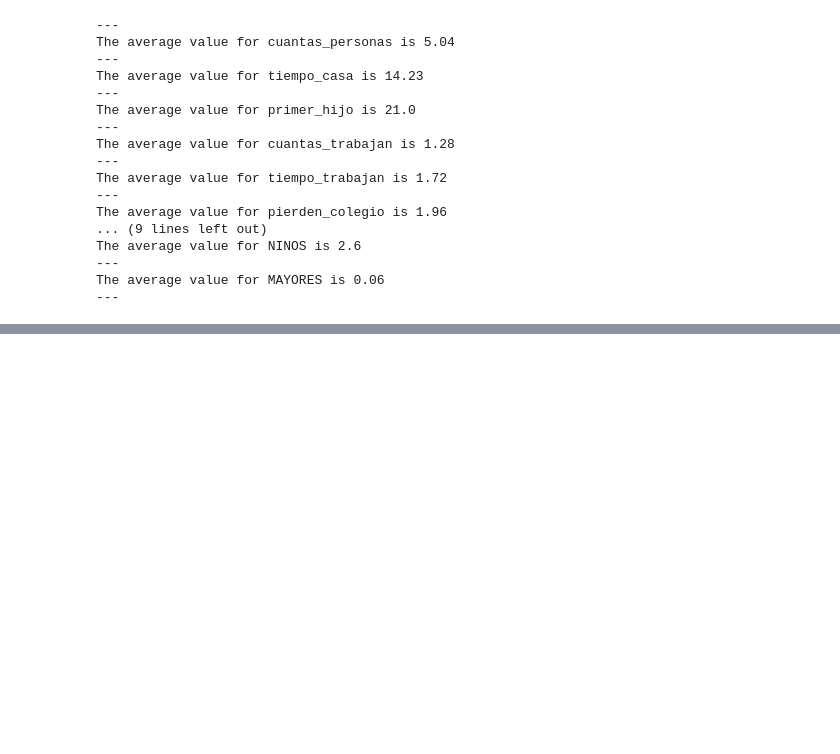
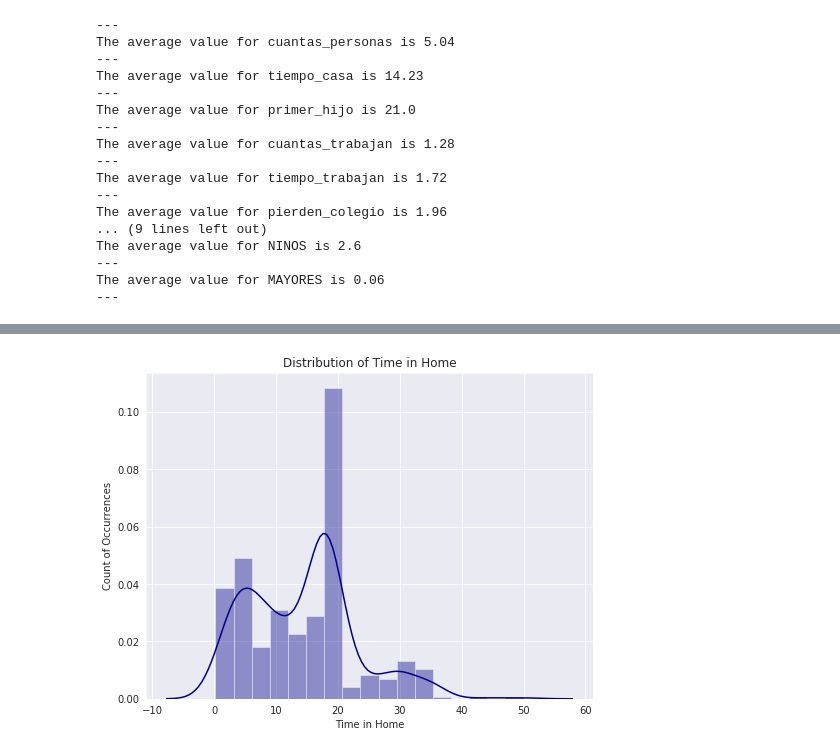
Before and after one commit to showmalley/code_portfolio, a Jupyter notebook: Development Economics/PovertySurveys/Survey Analysis Pamplona Alta 2018.ipynb, the cells around one changed output, grey strips where cells are left out. Saved outputs shown, nothing was run; the diff lists cells and outputs as text; code cells hidden in the pictures; blank space fills up the shorter version.

```diff
--- a/Development Economics/PovertySurveys/Survey Analysis Pamplona Alta 2018.ipynb
+++ b/Development Economics/PovertySurveys/Survey Analysis Pamplona Alta 2018.ipynb
@@ -237,0 +280,7 @@ Now, we do not want to make any extraneous assumptions from these averages, neve
+# %%
+fig, ax = plt.subplots(figsize=(8,6))
+sns.distplot(df.tiempo_casa[df['tiempo_casa'].isna() == False],ax=ax, color = 'darkblue')
+ax.set(xlabel = "Time in Home",ylabel = "Count of Occurrences", title = "Distribution of Time in Home")
+plt.show()
+# %% [output]
+[figure, added]
```
Also changed, not shown: parts of 9 cells of this notebook, 1 other file.
